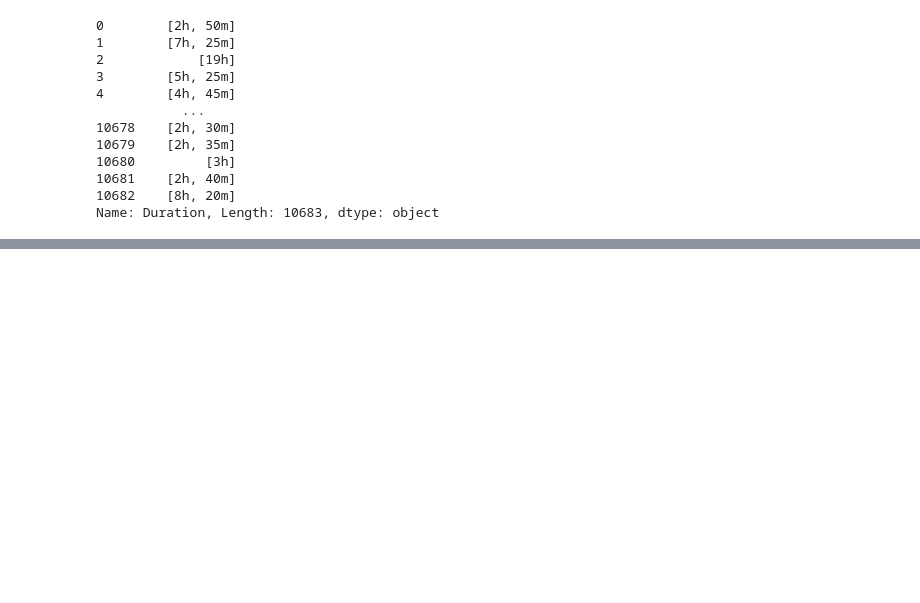
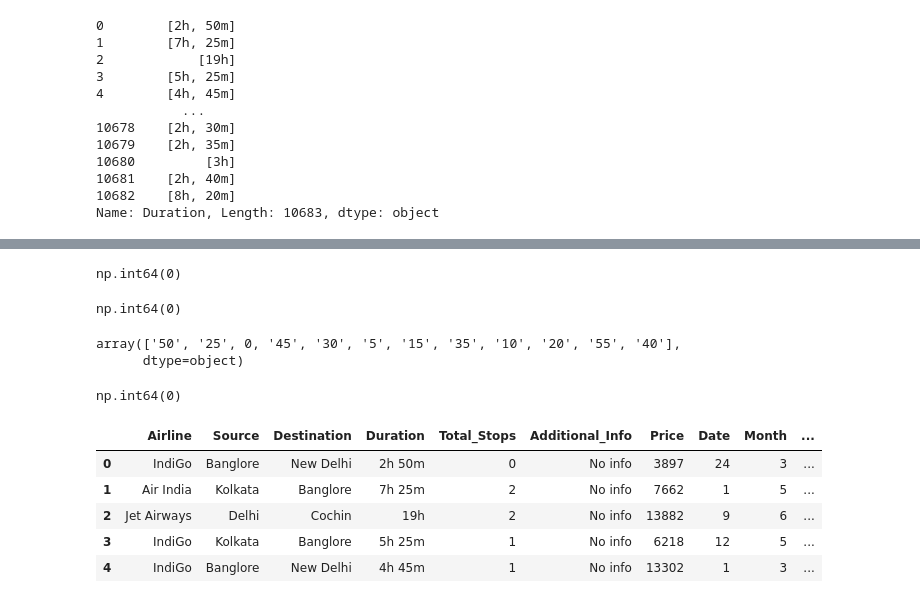
Before and after one commit to syedmqasim029/DAILY_ML, a Jupyter notebook: EDA and FE on Flight Price Prediction /eda_fe.ipynb, the cells around one changed output, grey strips where cells are left out. Drawn from its saved outputs; the diff is of its cells as text; code cells hidden in the pictures; blank space fills up the shorter version.

```diff
--- a/EDA and FE on Flight Price Prediction /eda_fe.ipynb
+++ b/EDA and FE on Flight Price Prediction /eda_fe.ipynb
@@ -301,0 +352,24 @@ Name: Duration, Length: 10683, dtype: object
+# %%
+df.drop(columns=['Route'],inplace=True)
+# %%
+df.Duration.isnull().sum()
+# %% [output]
+np.int64(0)
+# %%
+df["Duration_Hours"] = df.Duration.str.split(' ').str[0].str.split('h').str[0]
+df["Duration_Minutes"] = df.Duration.str.split(' ').str[1].str.split('m').str[0]
+# %%
+df['Duration_Minutes'] = df['Duration_Minutes'].fillna(0)
+# %%
+df['Duration_Minutes'].isnull().sum()
+# %% [output]
+np.int64(0)
+# %%
+df['Duration_Minutes'].unique()
+# %% [output]
+array(['50', '25', 0, '45', '30', '5', '15', '35', '10', '20', '55', '40'],
+      dtype=object)
+# %%
+df["Duration_Hours"].isnull().sum()
+# %% [output]
+np.int64(0)
@@ -301,0 +379,11 @@ Name: Duration, Length: 10683, dtype: object
+# %%
+df[df["Duration_Hours"]=='5m']=0
+# %%
+df.head()
+# %% [output]
+|  | Airline | Source | Destination | Duration | Total_Stops | Additional_Info | Price | Date | Month | ... |
+| 0 | IndiGo | Banglore | New Delhi | 2h 50m | 0 | No info | 3897 | 24 | 3 | ... |
+| 1 | Air India | Kolkata | Banglore | 7h 25m | 2 | No info | 7662 | 1 | 5 | ... |
+| 2 | Jet Airways | Delhi | Cochin | 19h | 2 | No info | 13882 | 9 | 6 | ... |
+| 3 | IndiGo | Kolkata | Banglore | 5h 25m | 1 | No info | 6218 | 12 | 5 | ... |
+| 4 | IndiGo | Banglore | New Delhi | 4h 45m | 1 | No info | 13302 | 1 | 3 | ... |
```
Also changed, not shown: parts of 35 cells of this notebook.
